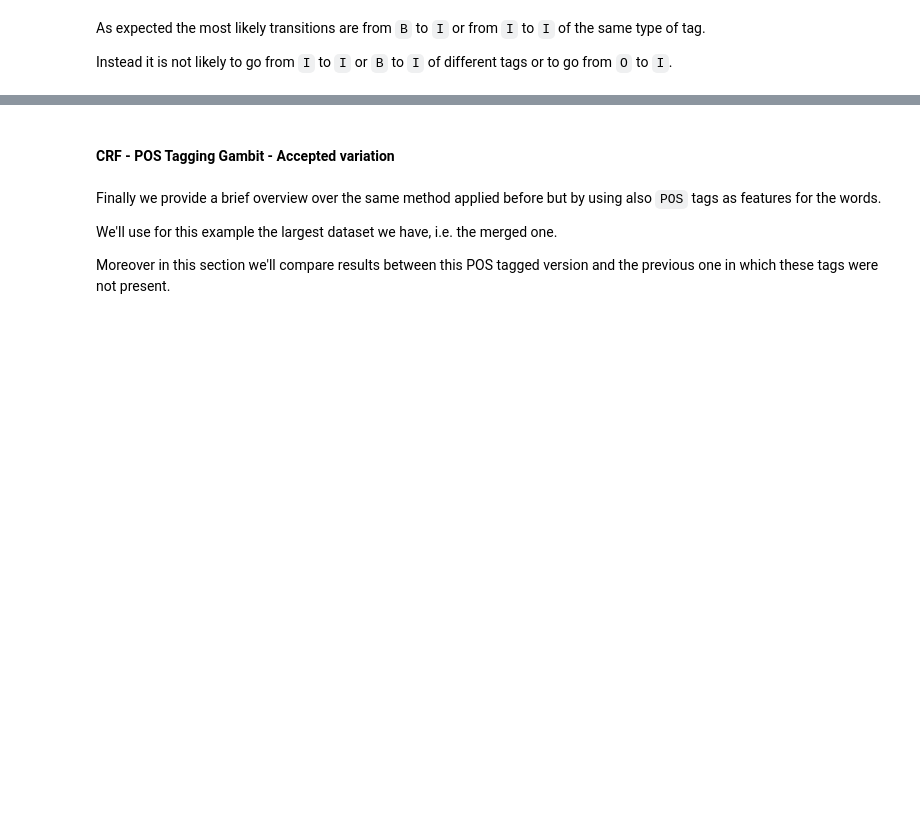
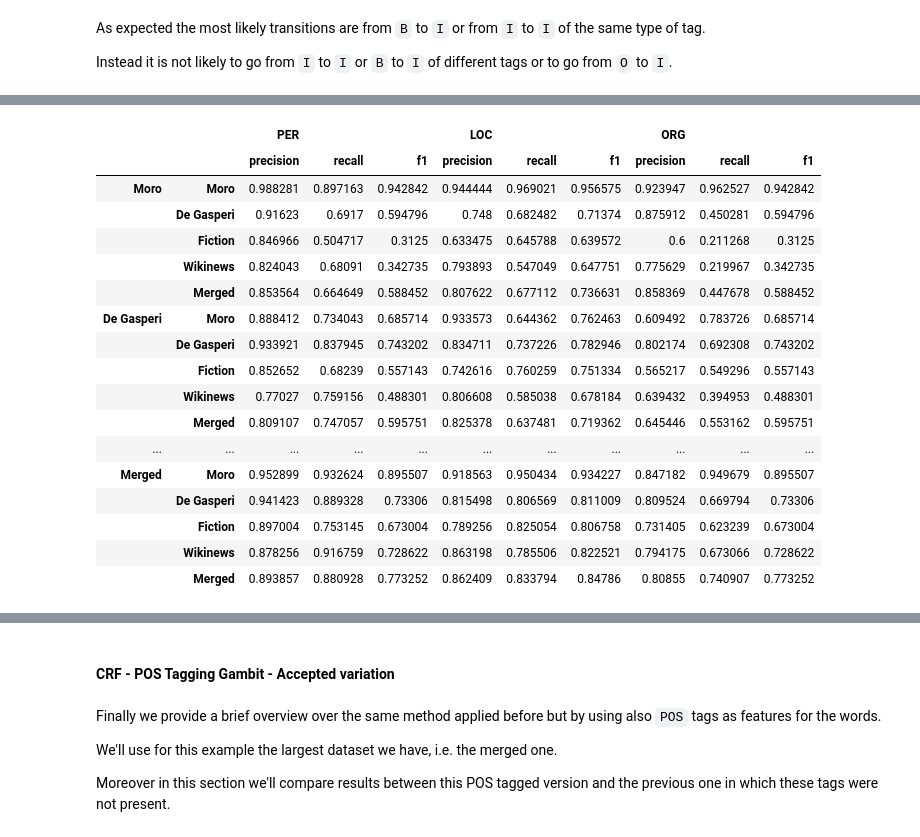
Before and after one commit to leonardopesce/KIND_Pertino_Pesce_Sandri, a Jupyter notebook: NLP_Project.ipynb, the cells around one changed output, grey strips where cells are left out. Saved outputs shown, nothing was run; the diff lists cells and outputs as text; code cells hidden in the pictures; blank space fills up the shorter version.

Commit message:
[CRF] modified cross dataset evaluation tables format

```diff
--- a/NLP_Project.ipynb
+++ b/NLP_Project.ipynb
@@ -2941,0 +2978,29 @@ Instead it is not likely to go from `I` to `I` or `B` to `I` of different tags o
+# %%
+result_table = pd.DataFrame(index=pd.MultiIndex.from_product((datasets_order, datasets_order)),
+                            columns=pd.MultiIndex.from_product((('PER', 'LOC', 'ORG'), ('precision', 'recall', 'f1'))))
+for name_model in datasets_order:
+  for name_test in datasets_order:
+    for tag_name in ['PER', 'LOC', 'ORG']:
+      for metric_name in ['precision', 'recall', 'f1']:
+        result_table.loc[name_model, name_test][tag_name, metric_name] = results.get(name_model).get(name_test).get(tag_name).get(metric_name)
+
+result_table
+# %% [output]
+|  |  | PER |  |  | LOC |  |  | ORG |  |  |
+|  |  | precision | recall | f1 | precision | recall | f1 | precision | recall | f1 |
+| Moro | Moro | 0.988281 | 0.897163 | 0.942842 | 0.944444 | 0.969021 | 0.956575 | 0.923947 | 0.962527 | 0.942842 |
+|  | De Gasperi | 0.91623 | 0.6917 | 0.594796 | 0.748 | 0.682482 | 0.71374 | 0.875912 | 0.450281 | 0.594796 |
+|  | Fiction | 0.846966 | 0.504717 | 0.3125 | 0.633475 | 0.645788 | 0.639572 | 0.6 | 0.211268 | 0.3125 |
+|  | Wikinews | 0.824043 | 0.68091 | 0.342735 | 0.793893 | 0.547049 | 0.647751 | 0.775629 | 0.219967 | 0.342735 |
+|  | Merged | 0.853564 | 0.664649 | 0.588452 | 0.807622 | 0.677112 | 0.736631 | 0.858369 | 0.447678 | 0.588452 |
+| De Gasperi | Moro | 0.888412 | 0.734043 | 0.685714 | 0.933573 | 0.644362 | 0.762463 | 0.609492 | 0.783726 | 0.685714 |
+|  | De Gasperi | 0.933921 | 0.837945 | 0.743202 | 0.834711 | 0.737226 | 0.782946 | 0.802174 | 0.692308 | 0.743202 |
+|  | Fiction | 0.852652 | 0.68239 | 0.557143 | 0.742616 | 0.760259 | 0.751334 | 0.565217 | 0.549296 | 0.557143 |
+|  | Wikinews | 0.77027 | 0.759156 | 0.488301 | 0.806608 | 0.585038 | 0.678184 | 0.639432 | 0.394953 | 0.488301 |
+|  | Merged | 0.809107 | 0.747057 | 0.595751 | 0.825378 | 0.637481 | 0.719362 | 0.645446 | 0.553162 | 0.595751 |
+| ... | ... | ... | ... | ... | ... | ... | ... | ... | ... | ... |
+| Merged | Moro | 0.952899 | 0.932624 | 0.895507 | 0.918563 | 0.950434 | 0.934227 | 0.847182 | 0.949679 | 0.895507 |
+|  | De Gasperi | 0.941423 | 0.889328 | 0.73306 | 0.815498 | 0.806569 | 0.811009 | 0.809524 | 0.669794 | 0.73306 |
+|  | Fiction | 0.897004 | 0.753145 | 0.673004 | 0.789256 | 0.825054 | 0.806758 | 0.731405 | 0.623239 | 0.673004 |
+|  | Wikinews | 0.878256 | 0.916759 | 0.728622 | 0.863198 | 0.785506 | 0.822521 | 0.794175 | 0.673066 | 0.728622 |
+|  | Merged | 0.893857 | 0.880928 | 0.773252 | 0.862409 | 0.833794 | 0.84786 | 0.80855 | 0.740907 | 0.773252 |
```
Also changed, not shown: parts of 24 cells of this notebook.
